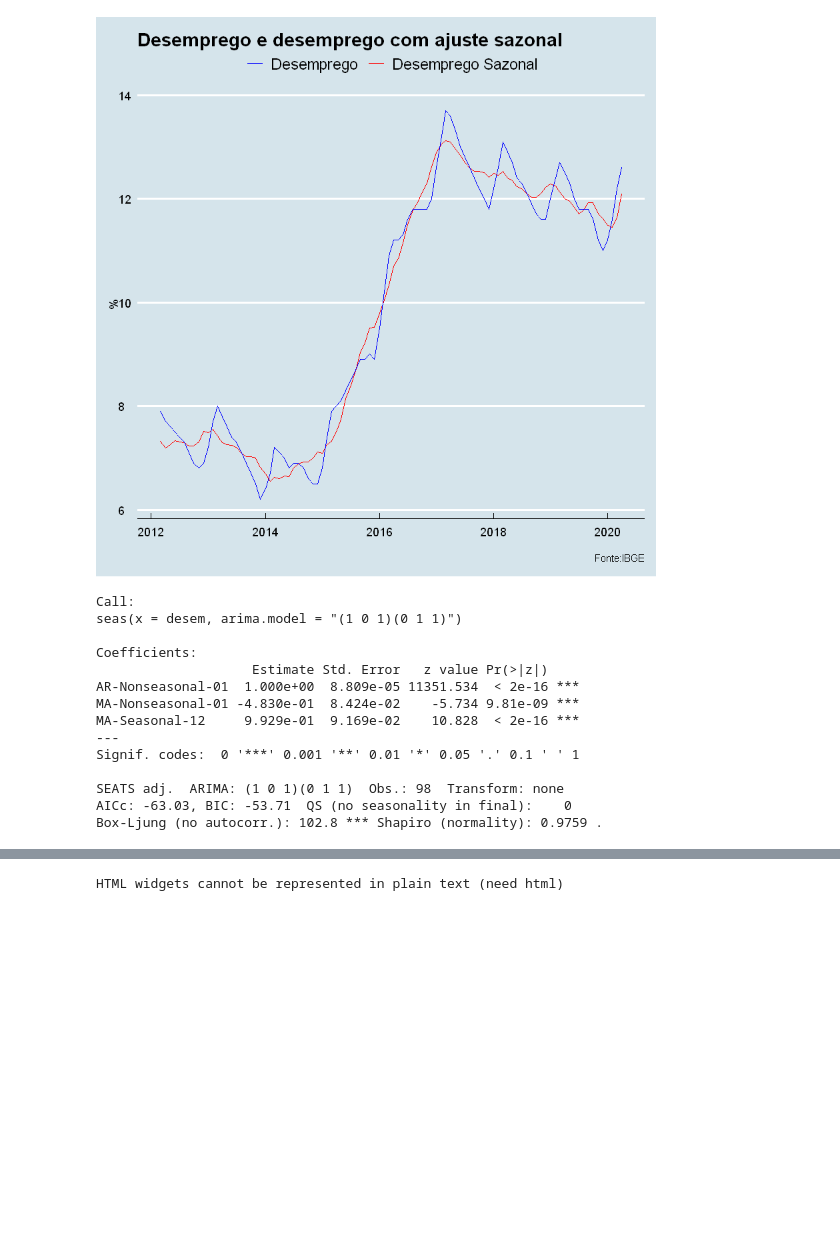
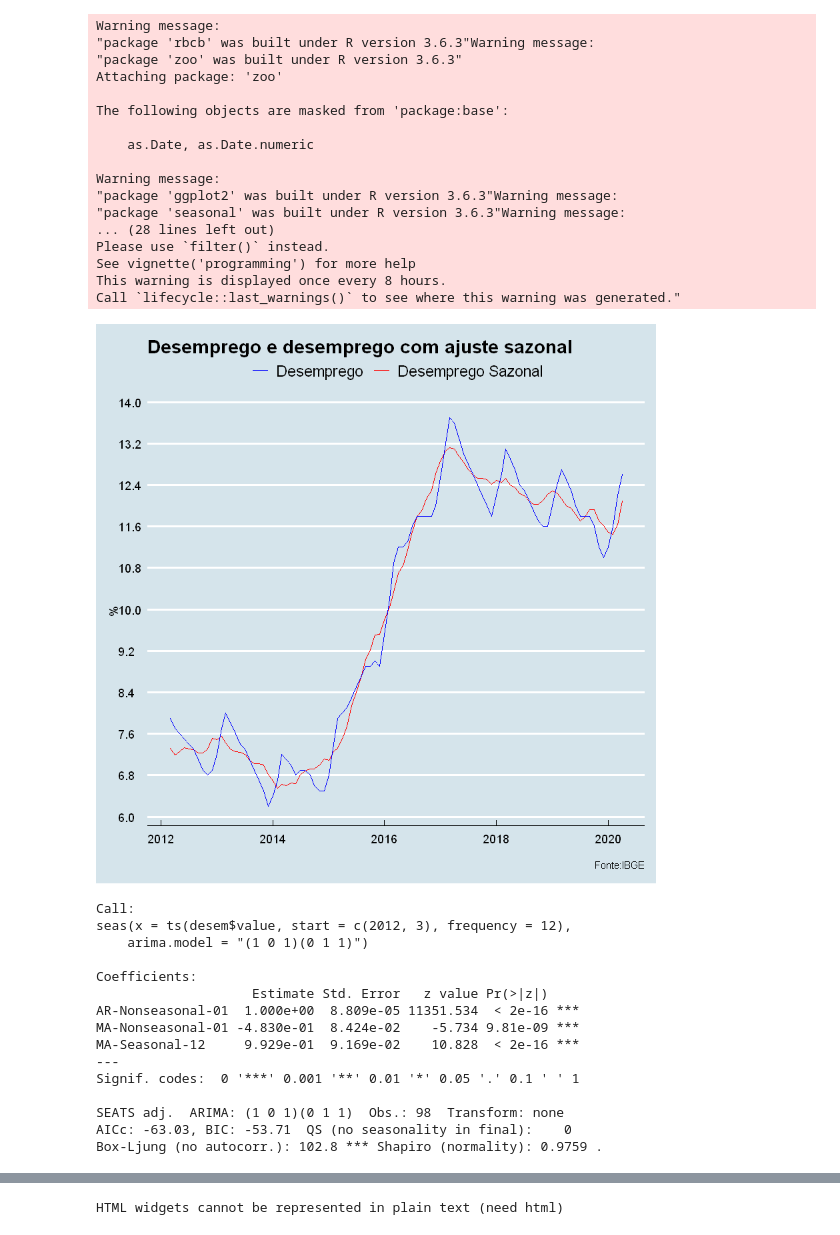
Before and after one commit to GabrielMarquezMatte/Meus-Arquivos, a Jupyter notebook: Economia/Desemprego.ipynb, the cells around one changed output, grey strips where cells are left out. Cells and saved outputs as stored; diff of their text form; code cells hidden in the pictures; blank space fills up the shorter version.

```diff
--- a/Economia/Desemprego.ipynb
+++ b/Economia/Desemprego.ipynb
@@ -1,31 +1,51 @@
 # %%
 library(rbcb)
 library(zoo)
 library(ggplot2)
 library(seasonal)
 library(seasonalview)
 library(ggthemes)
-desem <- get_series(c(Desocupacao = 24369), as = "ts")
-desemp <- data.frame(desem)
-desem_saz <- seas(desem, arima.model = "(1 0 1)(0 1 1)")
+library(ipeadatar)
+desem <- ipeadata("PAN12_TDESOC12", language = "br")
+desemp <- data.frame(Desemprego = desem$value)
+desem_saz <- seas(ts(desem$value, start = c(2012,03), frequency = 12), arima.model = "(1 0 1)(0 1 1)")
 desem_saz1 <- data.frame(desem_saz$data)$final
 desem_saz1 <- data.frame(desemprego = desemp,desemprego_sazonal = desem_saz1,
                          Data = seq(as.Date("2012-03-01"), as.Date("2020-04-01"), "1 month"))
 ggplot(desem_saz1, aes(x = Data))+
   geom_line(aes(y = desemprego_sazonal, colour = "Desemprego Sazonal"))+
-  geom_line(aes(y = desem, colour = "Desemprego"))+
+  geom_line(aes(y = Desemprego, colour = "Desemprego"))+
   scale_colour_manual("", values = c("Desemprego Sazonal" = "red",
-                                    "Desemprego" = "blue"))+
+                                     "Desemprego" = "blue"))+
   labs(x = "", y = "%", title = "Desemprego e desemprego com ajuste sazonal",
        caption = "Fonte:IBGE")+
-  theme_economist()
+  theme_economist()+
+  scale_y_continuous(breaks = seq(6,14,0.8))
 # %% [output]
+Warning message:
+"package 'rbcb' was built under R version 3.6.3"Warning message:
+"package 'zoo' was built under R version 3.6.3"
+Attaching package: 'zoo'
+
+The following objects are masked from 'package:base':
+
+    as.Date, as.Date.numeric
+
+Warning message:
+"package 'ggplot2' was built under R version 3.6.3"Warning message:
+"package 'seasonal' was built under R version 3.6.3"Warning message:
+... (28 lines left out)
+Please use `filter()` instead.
+See vignette('programming') for more help
+This warning is displayed once every 8 hours.
+Call `lifecycle::last_warnings()` to see where this warning was generated."
-[figure, old version]
+[figure, new version]
 # %%
 summary(desem_saz)
 # %% [output]
 Call:
-seas(x = desem, arima.model = "(1 0 1)(0 1 1)")
+seas(x = ts(desem$value, start = c(2012, 3), frequency = 12),
+    arima.model = "(1 0 1)(0 1 1)")
 
 Coefficients:
                     Estimate Std. Error   z value Pr(>|z|)
```
Also changed, not shown: parts of 2 cells of this notebook, 6 other files.
